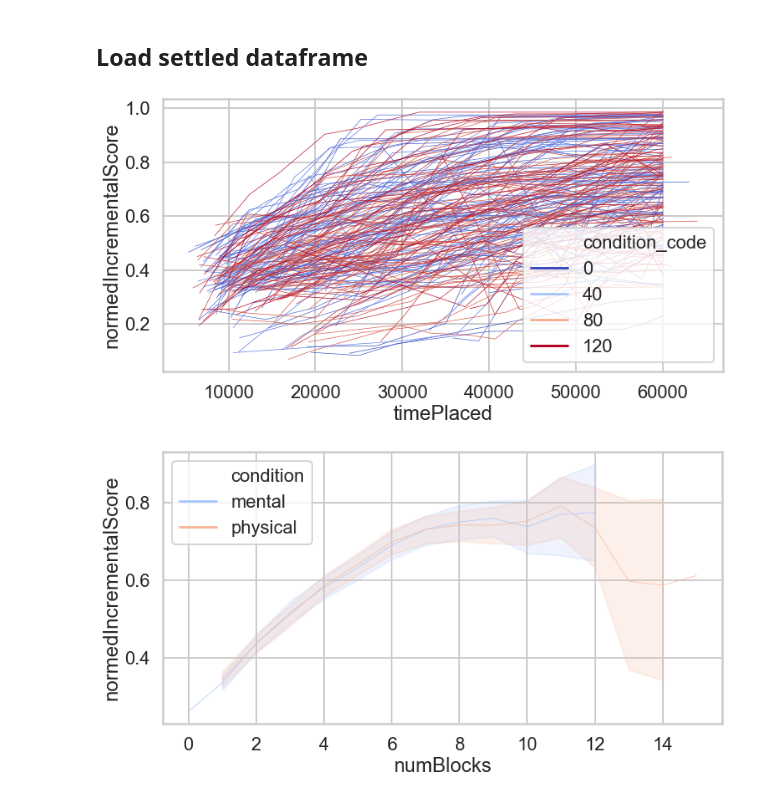
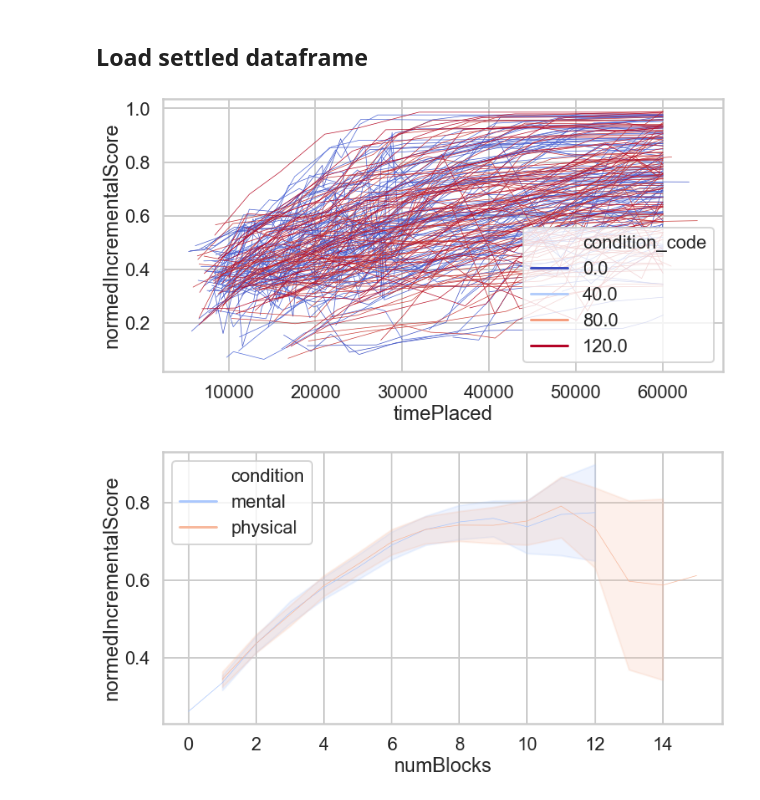
Before and after one commit to cogtoolslab/block_construction, a Jupyter notebook: analysis/will/basic_analyses.ipynb, the cells around one changed output. Drawn from its saved outputs; the diff is of its cells as text; code cells hidden in the pictures.

```diff
--- a/analysis/will/basic_analyses.ipynb
+++ b/analysis/will/basic_analyses.ipynb
@@ -199,20 +199,20 @@ dfs_explore = dfs[dfs.phase == 'explore']
 # %%
 dfs['subject_trial'] = dfs['gameID'] + '_' + str(dfs['trialNum'])
 dfs['condition_number'] = np.where(dfs['condition']=='mental', 100, 2)
-dfs['condition_code'] = dfs['condition_number'] + dfs['trialNum']
+dfs['condition_code'] = dfs['condition_number'] + dfs['trialNum']/2
 
 fig = plt.figure(figsize=(12,6))
 sns.set_context('poster')
 sns.set_style('whitegrid', {'legend.frameon':False})
 ax = sns.lineplot(x="timePlaced",
                   y="normedIncrementalScore",
                   hue='condition_code',
                   units="subject_trial",
                   palette='coolwarm',
                   estimator=None, lw=0.7,
                   data=dfs)
 
 #red is mental, blue is physical
 # %% [output]
-[figure, old version]
+[figure, new version]
 # %%
```
Also changed, not shown: parts of 6 cells of this notebook.
